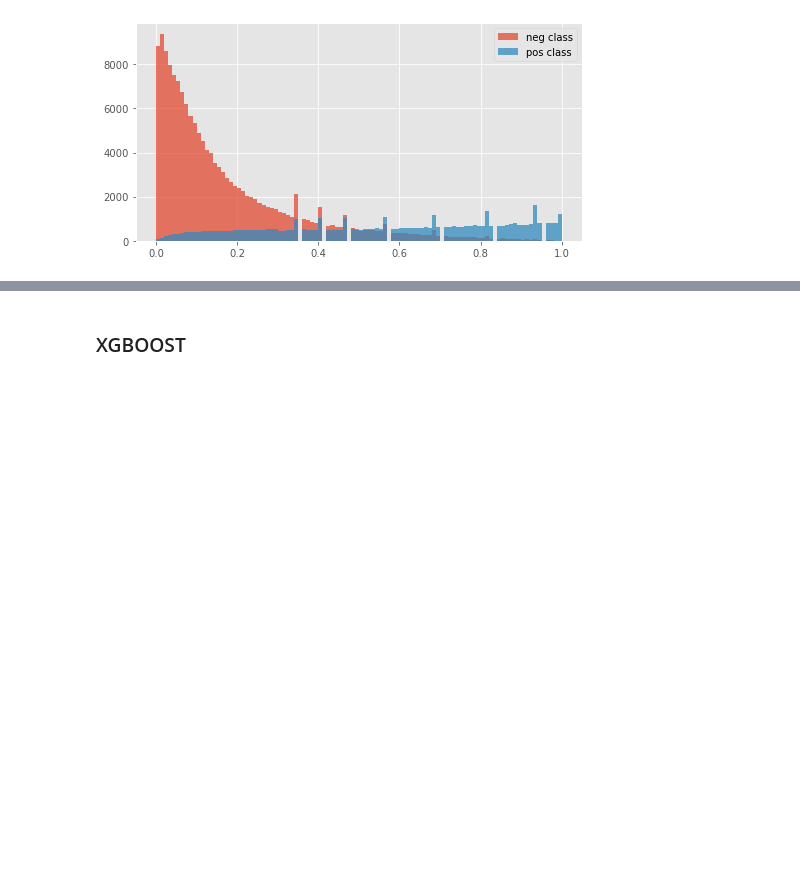
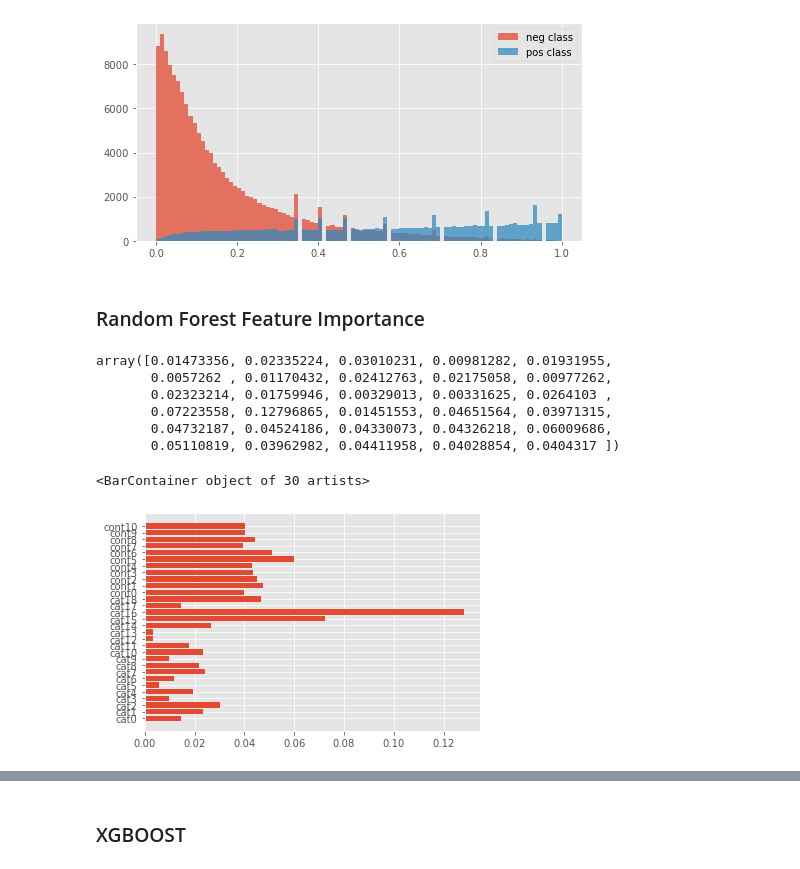
Before and after one commit to smeteo/Kaggle-Tabular-Competition-March, a Jupyter notebook: Tabular_March.ipynb, the cells around one changed output, grey strips where cells are left out. Drawn from its saved outputs; the diff is of its cells as text; code cells hidden in the pictures; blank space fills up the shorter version.

```diff
--- a/Tabular_March.ipynb
+++ b/Tabular_March.ipynb
@@ -173,3 +174,19 @@ plt.legend()
 plt.show()
 # %% [output]
 [figure]
+# %% [markdown]
+### Random Forest Feature Importance
+# %%
+clf.feature_importances_
+# %% [output]
+array([0.01473356, 0.02335224, 0.03010231, 0.00981282, 0.01931955,
+       0.0057262 , 0.01170432, 0.02412763, 0.02175058, 0.00977262,
+       0.02323214, 0.01759946, 0.00329013, 0.00331625, 0.0264103 ,
+       0.07223558, 0.12796865, 0.01451553, 0.04651564, 0.03971315,
+       0.04732187, 0.04524186, 0.04330073, 0.04326218, 0.06009686,
+       0.05110819, 0.03962982, 0.04411958, 0.04028854, 0.0404317 ])
+# %%
+plt.barh(X_train.columns, clf.feature_importances_)
+# %% [output]
+<BarContainer object of 30 artists>
+[figure, added]
```
Also changed, not shown: parts of 9 cells of this notebook.
